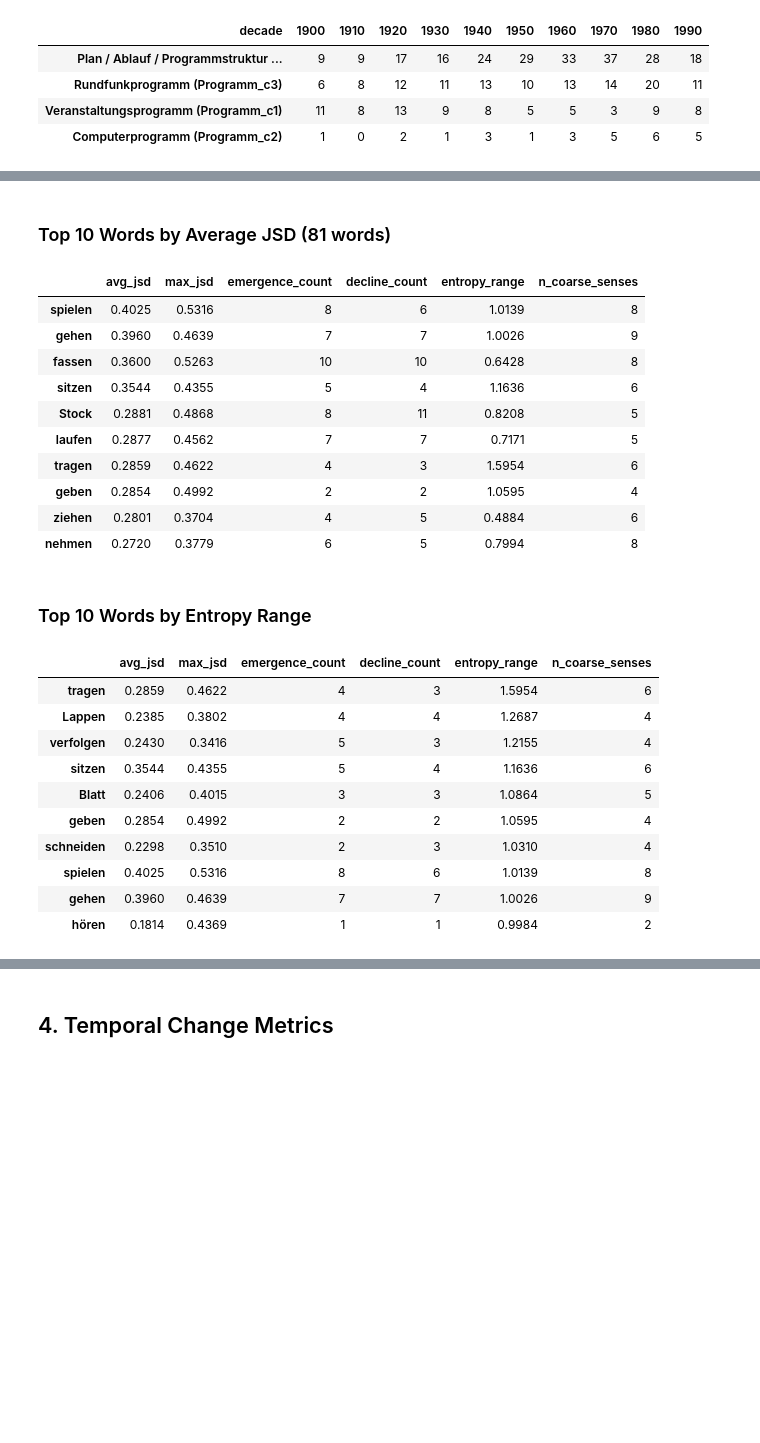
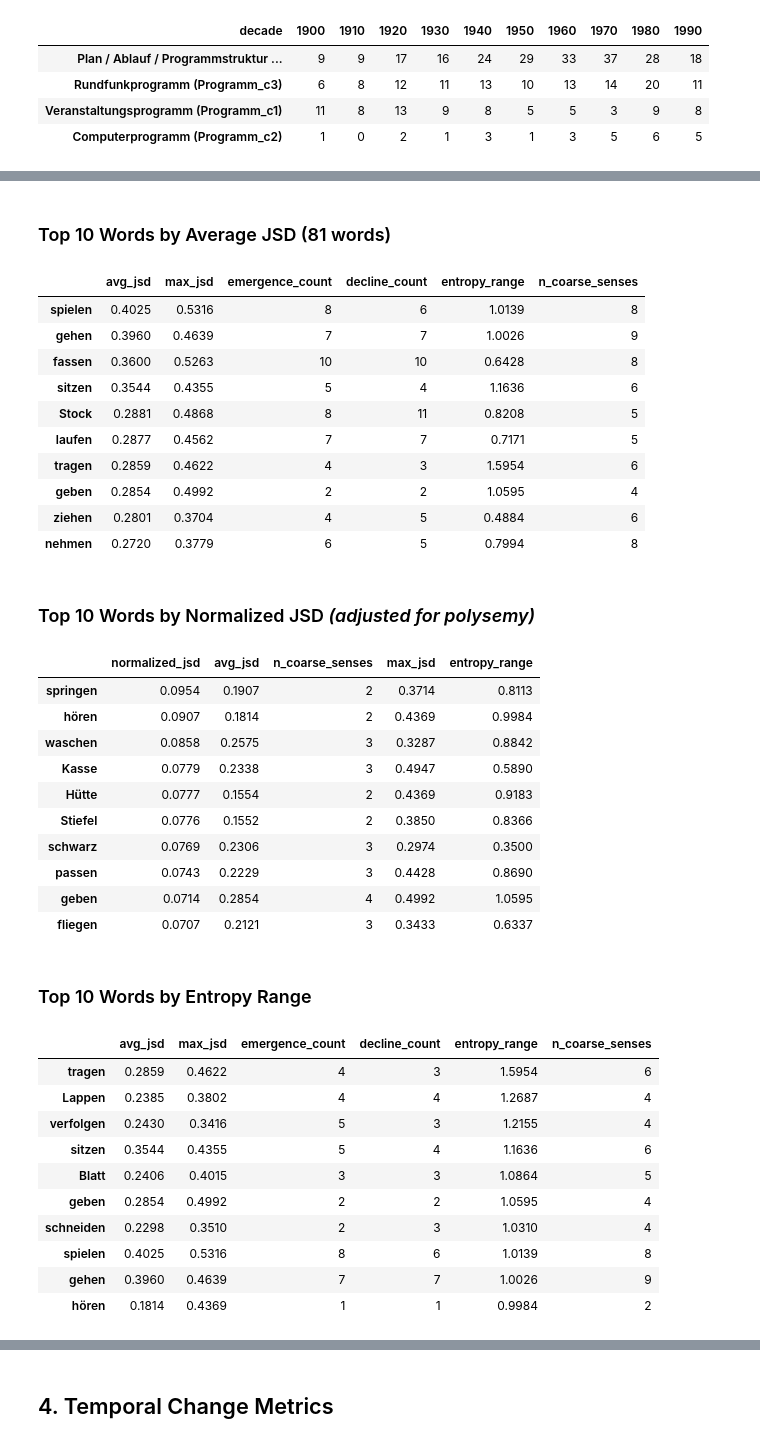
Before and after one commit to FlackoJodye1/diachronic-word-sense-change, a Jupyter notebook: notebooks/analysis/diachronic_pilot_results.ipynb, the cells around one changed output, grey strips where cells are left out. Cells and saved outputs as stored; diff of their text form; code cells hidden in the pictures; blank space fills up the shorter version.

```diff
--- a/notebooks/analysis/diachronic_pilot_results.ipynb
+++ b/notebooks/analysis/diachronic_pilot_results.ipynb
@@ -432,53 +444,82 @@ scores = pd.DataFrame({
     'n_coarse_senses': n_coarse_senses.reindex(lemmas, fill_value=0),
 }, index=lemmas)
 
+# Polysemy-adjusted JSD: penalises words whose high avg_jsd is partly explained
+# by having many senses (more senses → higher baseline dispersion)
+scores['normalized_jsd'] = scores['avg_jsd'] / scores['n_coarse_senses'].replace(0, pd.NA)
+
 RAW_COLS = ['avg_jsd', 'max_jsd', 'emergence_count', 'decline_count', 'entropy_range', 'n_coarse_senses']
-FMT      = {'avg_jsd': '{:.4f}', 'max_jsd': '{:.4f}', 'entropy_range': '{:.4f}'}
+FMT      = {'avg_jsd': '{:.4f}', 'max_jsd': '{:.4f}', 'entropy_range': '{:.4f}',
+            'normalized_jsd': '{:.4f}'}
 
-# ── Primary table: ranked by avg_jsd ─────────────────────────────────────────
+# ── Table 1: ranked by avg_jsd ────────────────────────────────────────────────
 top10_jsd = scores.sort_values('avg_jsd', ascending=False).head(10)
 
 display(Markdown(f'### Top 10 Words by Average JSD  ({len(scores)} words)'))
 display(
     top10_jsd[RAW_COLS].style
     .format(FMT)
     .background_gradient(subset=['avg_jsd'], cmap='YlOrRd')
     .set_properties(**{'text-align': 'center'})
 )
 
-# ── Secondary table: ranked by entropy_range ─────────────────────────────────
+# ── Table 2: ranked by normalized_jsd ────────────────────────────────────────
+NORM_COLS = ['normalized_jsd', 'avg_jsd', 'n_coarse_senses', 'max_jsd', 'entropy_range']
+top10_norm = scores.sort_values('normalized_jsd', ascending=False).head(10)
+
+display(Markdown('### Top 10 Words by Normalized JSD  *(adjusted for polysemy)*'))
+display(
+    top10_norm[NORM_COLS].style
+    .format(FMT)
+    .background_gradient(subset=['normalized_jsd'], cmap='YlOrRd')
+    .set_properties(**{'text-align': 'center'})
+)
+
+# ── Table 3: ranked by entropy_range ─────────────────────────────────────────
 top10_entropy = scores.sort_values('entropy_range', ascending=False).head(10)
 
 display(Markdown('### Top 10 Words by Entropy Range'))
 display(
     top10_entropy[RAW_COLS].style
     .format(FMT)
     .background_gradient(subset=['entropy_range'], cmap='YlOrRd')
     .set_properties(**{'text-align': 'center'})
 )
 # %% [output]
 ### Top 10 Words by Average JSD  (81 words)
 |  | avg_jsd | max_jsd | emergence_count | decline_count | entropy_range | n_coarse_senses |
 | spielen | 0.4025 | 0.5316 | 8 | 6 | 1.0139 | 8 |
 | gehen | 0.3960 | 0.4639 | 7 | 7 | 1.0026 | 9 |
 | fassen | 0.3600 | 0.5263 | 10 | 10 | 0.6428 | 8 |
 | sitzen | 0.3544 | 0.4355 | 5 | 4 | 1.1636 | 6 |
 | Stock | 0.2881 | 0.4868 | 8 | 11 | 0.8208 | 5 |
 | laufen | 0.2877 | 0.4562 | 7 | 7 | 0.7171 | 5 |
 | tragen | 0.2859 | 0.4622 | 4 | 3 | 1.5954 | 6 |
 | geben | 0.2854 | 0.4992 | 2 | 2 | 1.0595 | 4 |
 | ziehen | 0.2801 | 0.3704 | 4 | 5 | 0.4884 | 6 |
 | nehmen | 0.2720 | 0.3779 | 6 | 5 | 0.7994 | 8 |
-### Top 10 Words by Entropy Range
+### Top 10 Words by Normalized JSD  *(adjusted for polysemy)*
-|  | avg_jsd | max_jsd | emergence_count | decline_count | entropy_range | n_coarse_senses |
-| tragen | 0.2859 | 0.4622 | 4 | 3 | 1.5954 | 6 |
-| Lappen | 0.2385 | 0.3802 | 4 | 4 | 1.2687 | 4 |
-| verfolgen | 0.2430 | 0.3416 | 5 | 3 | 1.2155 | 4 |
-| sitzen | 0.3544 | 0.4355 | 5 | 4 | 1.1636 | 6 |
-| Blatt | 0.2406 | 0.4015 | 3 | 3 | 1.0864 | 5 |
-| geben | 0.2854 | 0.4992 | 2 | 2 | 1.0595 | 4 |
-| schneiden | 0.2298 | 0.3510 | 2 | 3 | 1.0310 | 4 |
-| spielen | 0.4025 | 0.5316 | 8 | 6 | 1.0139 | 8 |
-| gehen | 0.3960 | 0.4639 | 7 | 7 | 1.0026 | 9 |
-| hören | 0.1814 | 0.4369 | 1 | 1 | 0.9984 | 2 |
+|  | normalized_jsd | avg_jsd | n_coarse_senses | max_jsd | entropy_range |
+| springen | 0.0954 | 0.1907 | 2 | 0.3714 | 0.8113 |
+| hören | 0.0907 | 0.1814 | 2 | 0.4369 | 0.9984 |
+| waschen | 0.0858 | 0.2575 | 3 | 0.3287 | 0.8842 |
+| Kasse | 0.0779 | 0.2338 | 3 | 0.4947 | 0.5890 |
+| Hütte | 0.0777 | 0.1554 | 2 | 0.4369 | 0.9183 |
+| Stiefel | 0.0776 | 0.1552 | 2 | 0.3850 | 0.8366 |
+| schwarz | 0.0769 | 0.2306 | 3 | 0.2974 | 0.3500 |
+| passen | 0.0743 | 0.2229 | 3 | 0.4428 | 0.8690 |
+| geben | 0.0714 | 0.2854 | 4 | 0.4992 | 1.0595 |
+| fliegen | 0.0707 | 0.2121 | 3 | 0.3433 | 0.6337 |
+### Top 10 Words by Entropy Range
+|  | avg_jsd | max_jsd | emergence_count | decline_count | entropy_range | n_coarse_senses |
+| tragen | 0.2859 | 0.4622 | 4 | 3 | 1.5954 | 6 |
+| Lappen | 0.2385 | 0.3802 | 4 | 4 | 1.2687 | 4 |
+| verfolgen | 0.2430 | 0.3416 | 5 | 3 | 1.2155 | 4 |
+| sitzen | 0.3544 | 0.4355 | 5 | 4 | 1.1636 | 6 |
+| Blatt | 0.2406 | 0.4015 | 3 | 3 | 1.0864 | 5 |
+| geben | 0.2854 | 0.4992 | 2 | 2 | 1.0595 | 4 |
+| schneiden | 0.2298 | 0.3510 | 2 | 3 | 1.0310 | 4 |
+| spielen | 0.4025 | 0.5316 | 8 | 6 | 1.0139 | 8 |
+| gehen | 0.3960 | 0.4639 | 7 | 7 | 1.0026 | 9 |
+| hören | 0.1814 | 0.4369 | 1 | 1 | 0.9984 | 2 |
 # %% [markdown]
```
Also changed, not shown: parts of 26 cells of this notebook, 1 other file.
